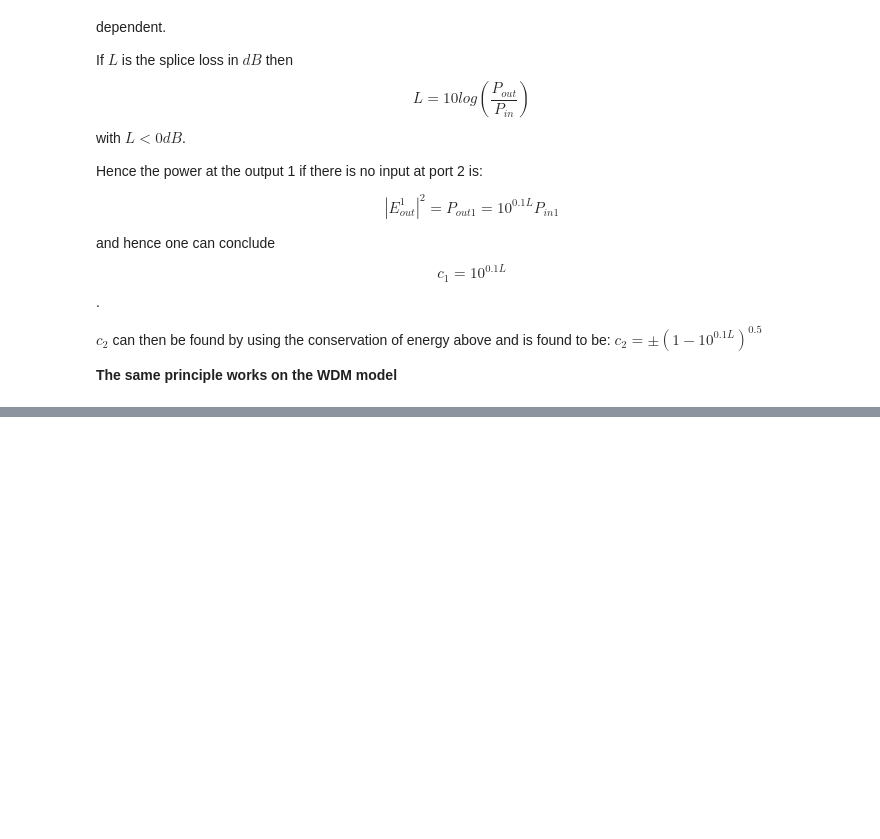
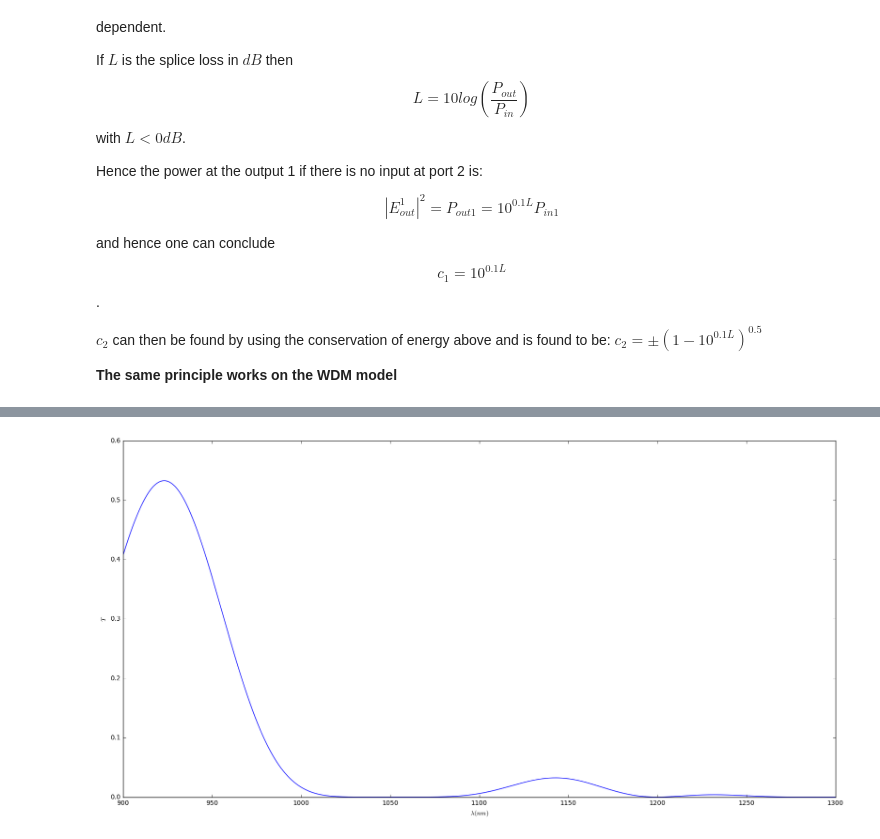
Before and after one commit to ibegleris/w-fopo, a Jupyter notebook: Log_sm-fopo.ipynb, the cells around one changed output, grey strips where cells are left out. Saved outputs shown, nothing was run; the diff lists cells and outputs as text; code cells hidden in the pictures; blank space fills up the shorter version.

```diff
--- a/Log_sm-fopo.ipynb
+++ b/Log_sm-fopo.ipynb
@@ -643,0 +722,3 @@ $c_{2} = \pm \left(1 - 10^{0.1 L} \right)^{0.5}$
+# %%
+# Define splice losses
+l1, l2 = 0.5,0.2
@@ -643,0 +727,27 @@ $c_{2} = \pm \left(1 - 10^{0.1 L} \right)^{0.5}$
+# %%
+lv = np.linspace(900, 1300,1024)
+# %%
+from functions import *
+WDM1 = WDM(1200, 1050,lv)
+WDM2 = WDM(930, 1200, lv)
+WDM3 = WDM(930, 1050,lv)
+WDM4 = WDM(930, 1200,lv)
+# %%
+def db(x):
+    return 10*np.log10(x)
+
+def total_loss(l, l1,l2):
+    return  -2*l1 + -7*l2 + db(WDM1.il_port2(l)) + db(WDM2.il_port2(l)) + db(WDM3.il_port2(l)) + db(WDM3.il_port2(l))
+
+def totalT(l,l1, l2):
+    return 10**(total_loss(l,l1,l2)/10)
+# %%
+fig = plt.figure(figsize=(20.0, 10.0))
+plt.gca().get_yaxis().get_major_formatter().set_useOffset(False)
+plt.plot(lv, totalT(lv,l1, l2))
+plt.xlabel(r'$\lambda(nm)$')
+plt.ylabel(r'$T$')
+
+plt.show()
+# %% [output]
+[figure, added]
```
Also changed, not shown: parts of 36 cells of this notebook, 6 other files.
